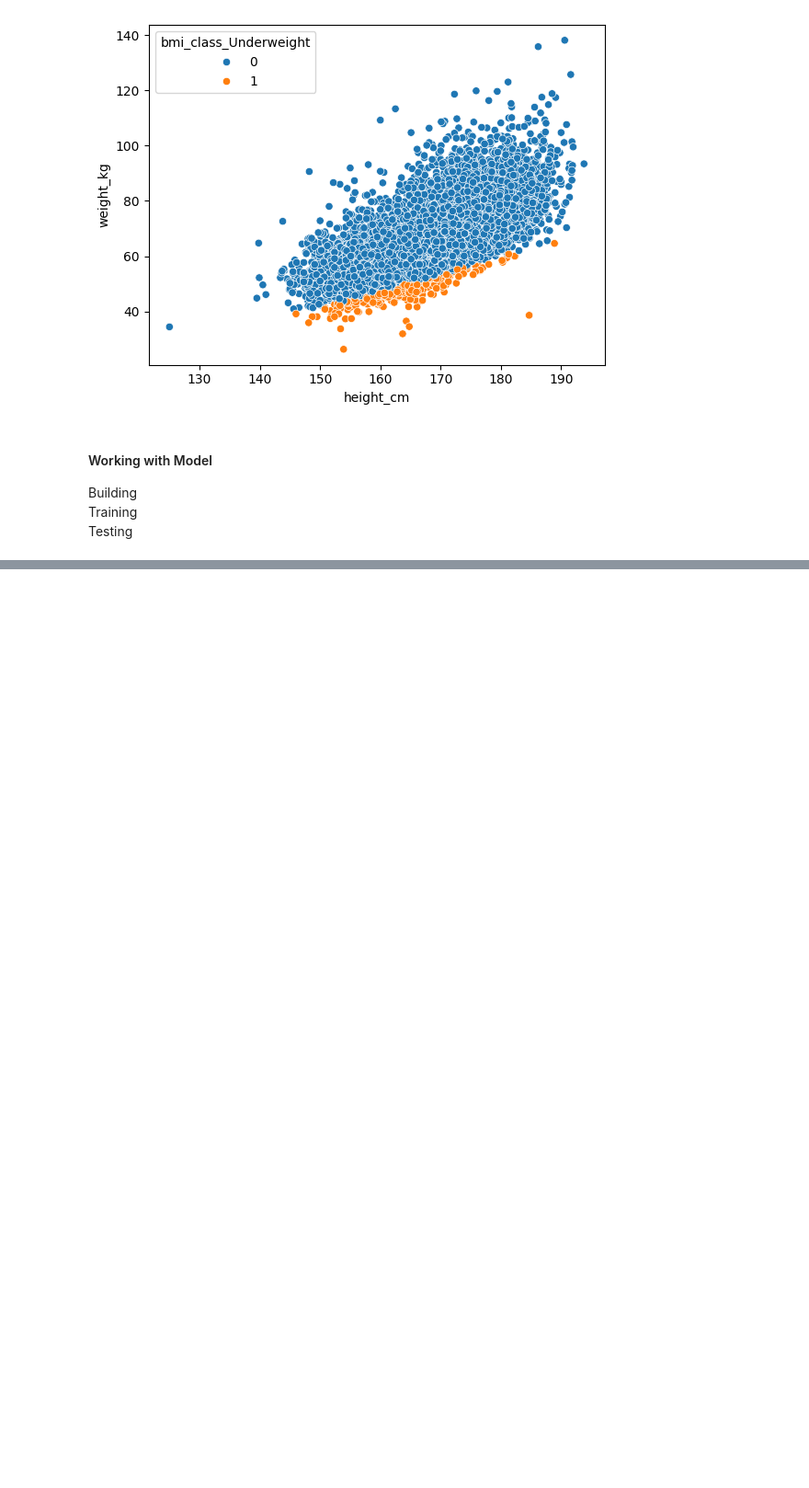
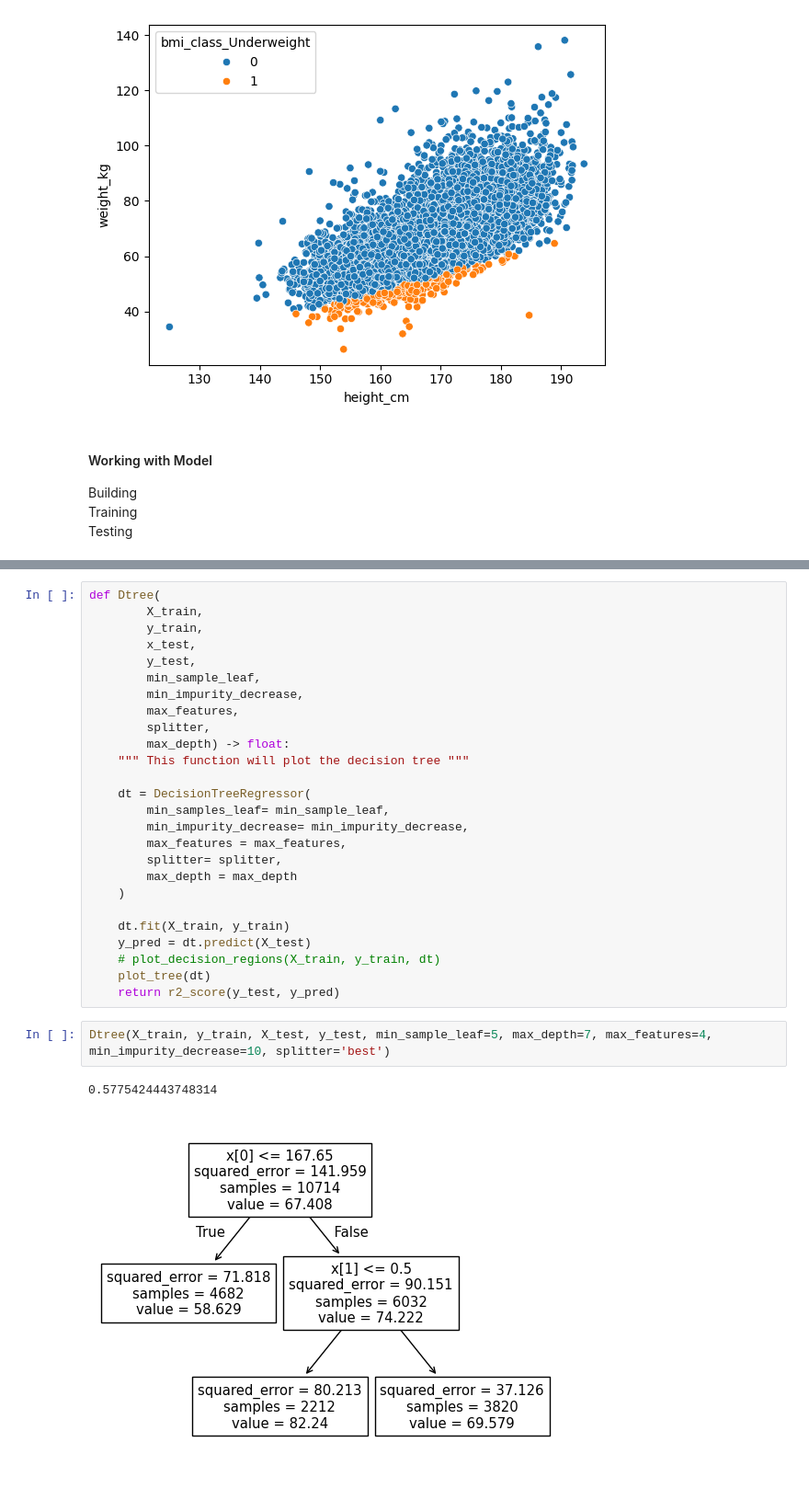
Before and after one commit to a4archit/ML-Journey, a Jupyter notebook: Algorithms/Decision Trees/weight predictor.ipynb, the cells around one changed output, grey strips where cells are left out. Shown at 92% size. Saved outputs shown, nothing was run; the diff lists cells and outputs as text; blank space fills up the shorter version.

```diff
--- a/Algorithms/Decision Trees/weight predictor.ipynb
+++ b/Algorithms/Decision Trees/weight predictor.ipynb
@@ -113,0 +161,31 @@ Test Score (R^2): 0.8685366419586761
+# %%
+def Dtree(
+        X_train,
+        y_train,
+        x_test,
+        y_test,
+        min_sample_leaf,
+        min_impurity_decrease,
+        max_features,
+        splitter,
+        max_depth) -> float:
+    """ This function will plot the decision tree """
+
+    dt = DecisionTreeRegressor(
+        min_samples_leaf= min_sample_leaf,
+        min_impurity_decrease= min_impurity_decrease,
+        max_features = max_features,
+        splitter= splitter,
+        max_depth = max_depth
+    )
+
+    dt.fit(X_train, y_train)
+    y_pred = dt.predict(X_test)
+    # plot_decision_regions(X_train, y_train, dt)
+    plot_tree(dt)
+    return r2_score(y_test, y_pred)
+# %%
+Dtree(X_train, y_train, X_test, y_test, min_sample_leaf=5, max_depth=7, max_features=4, min_impurity_decrease=10, splitter='best')
+# %% [output]
+0.5775424443748314
+[figure, added]
```
Also changed, not shown: parts of 10 cells of this notebook, 1 other file.
